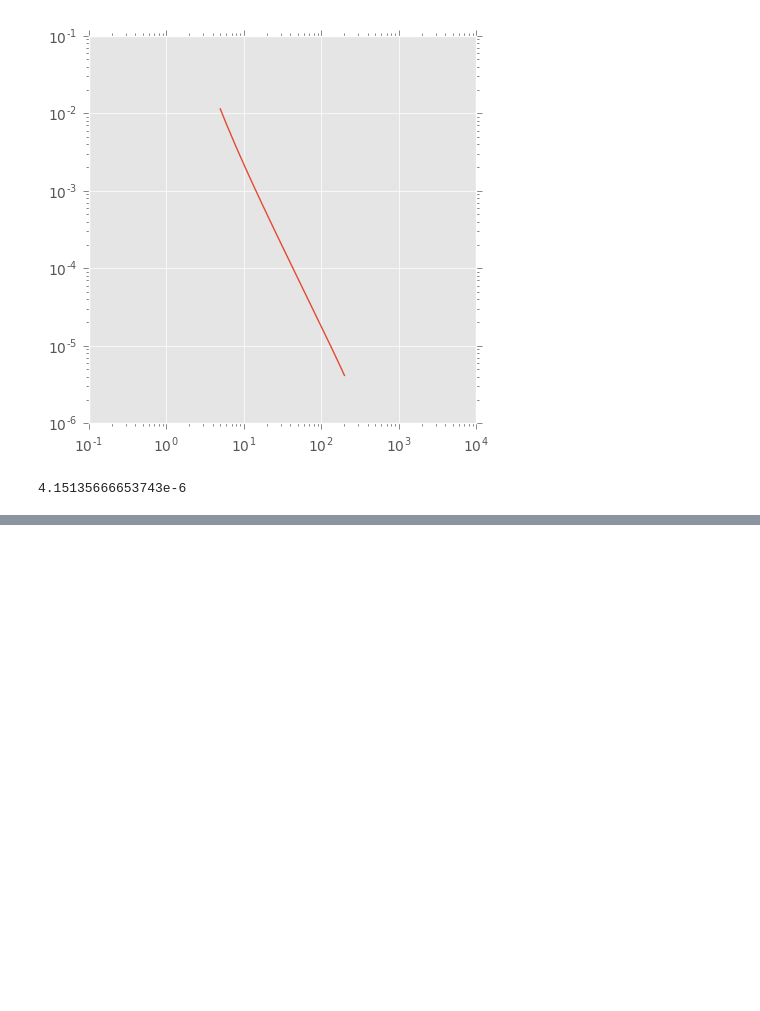
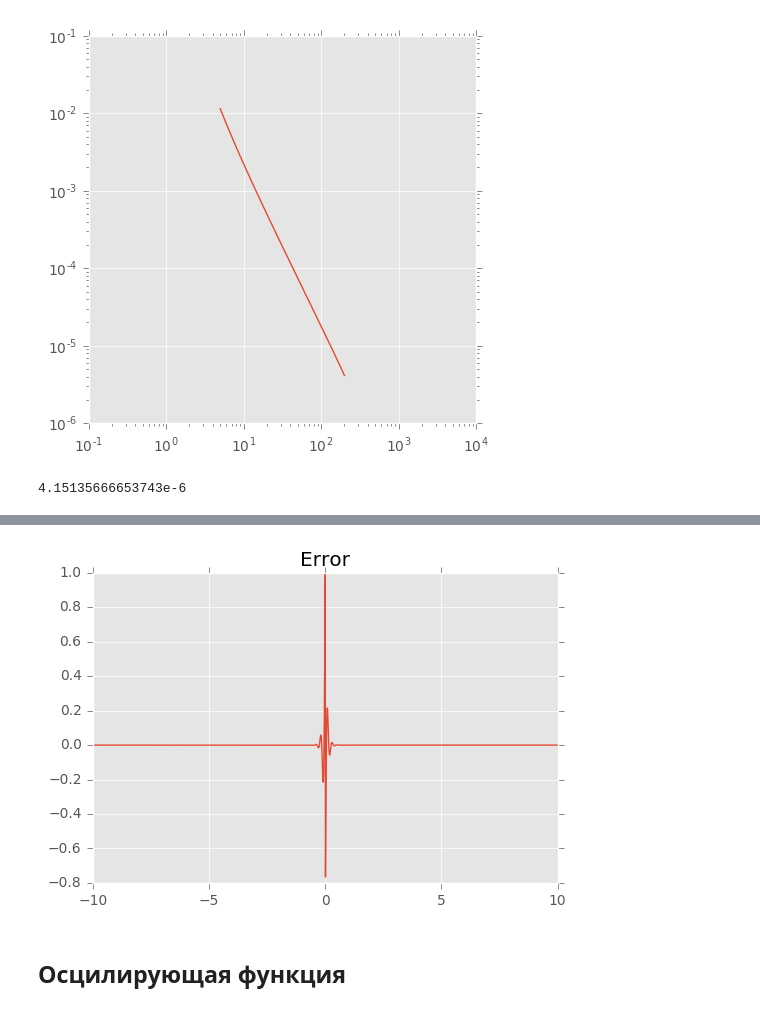
Before and after one commit to Alpus/AdAnalysis, a Jupyter notebook: analytics.ipynb, the cells around one changed output, grey strips where cells are left out. Drawn from its saved outputs; the diff is of its cells as text; code cells hidden in the pictures; blank space fills up the shorter version.

```diff
--- a/analytics.ipynb
+++ b/analytics.ipynb
@@ -91,0 +135,9 @@ abs(0.620537 - func.integrate())
+# %%
+diff = [func.interpolate_point(x) + 1 if x < 0 else func.interpolate_point(x) - 1 for x in x_int]
+plt.title("Error")
+plt.plot(x_int, diff)
+plt.show();
+# %% [output]
+[figure, added]
+# %% [markdown]
+## Осцилирующая функция
```
Also changed, not shown: parts of 25 cells of this notebook, 7 other files.
